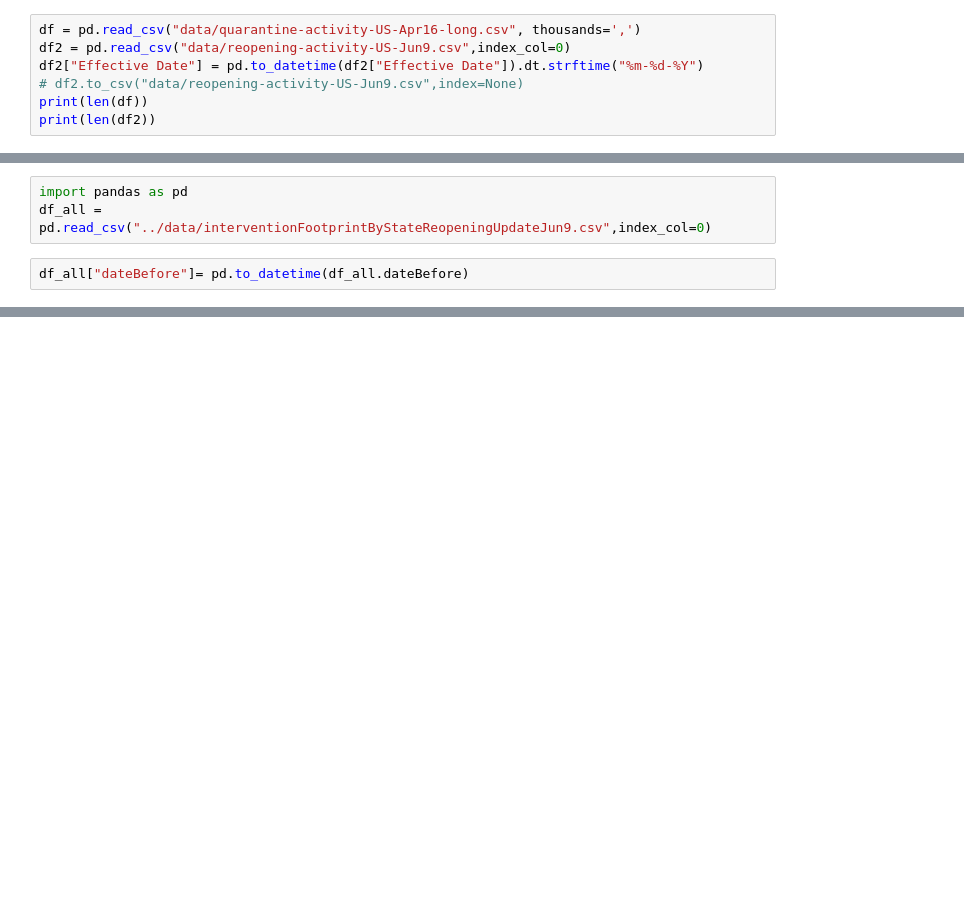
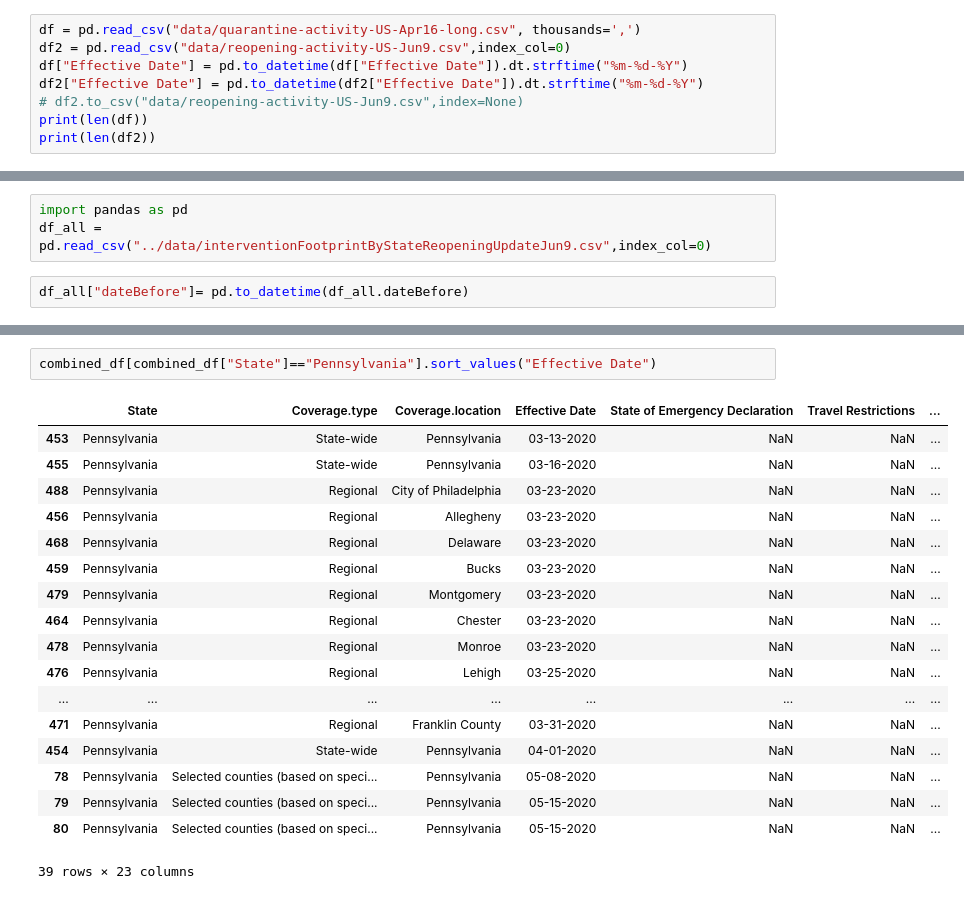
Before and after one commit to covidvis/covid19-vis, a Jupyter notebook: notebooks/Ingest Reopening Data.ipynb, the cells around one changed output, grey strips where cells are left out. Saved outputs shown, nothing was run; the diff lists cells and outputs as text; blank space fills up the shorter version.

```diff
--- a/notebooks/Ingest Reopening Data.ipynb
+++ b/notebooks/Ingest Reopening Data.ipynb
@@ -11,6 +11,7 @@ from chartlib.covid_chart import CovidChart
 # %%
 df = pd.read_csv("data/quarantine-activity-US-Apr16-long.csv", thousands=',')
 df2 = pd.read_csv("data/reopening-activity-US-Jun9.csv",index_col=0)
+df["Effective Date"] = pd.to_datetime(df["Effective Date"]).dt.strftime("%m-%d-%Y")
 df2["Effective Date"] = pd.to_datetime(df2["Effective Date"]).dt.strftime("%m-%d-%Y")
 # df2.to_csv("data/reopening-activity-US-Jun9.csv",index=None)
 print(len(df))
@@ -444,3 +509,24 @@ chart = alt.Chart(df_all).mark_line().encode(
 chart.properties(width=150,height=100,title="Step-Function Curve").interactive()
 # %% [output]
 [interactive output not drawn]
+# %%
+combined_df[combined_df["State"]=="Pennsylvania"].sort_values("Effective Date")
+# %% [output]
+|  | State | Coverage.type | Coverage.location | Effective Date | State of Emergency Declaration | Travel Restrictions | ... |
+| 453 | Pennsylvania | State-wide | Pennsylvania | 03-13-2020 | NaN | NaN | ... |
+| 455 | Pennsylvania | State-wide | Pennsylvania | 03-16-2020 | NaN | NaN | ... |
+| 488 | Pennsylvania | Regional | City of Philadelphia | 03-23-2020 | NaN | NaN | ... |
+| 456 | Pennsylvania | Regional | Allegheny | 03-23-2020 | NaN | NaN | ... |
+| 468 | Pennsylvania | Regional | Delaware | 03-23-2020 | NaN | NaN | ... |
+| 459 | Pennsylvania | Regional | Bucks | 03-23-2020 | NaN | NaN | ... |
+| 479 | Pennsylvania | Regional | Montgomery | 03-23-2020 | NaN | NaN | ... |
+| 464 | Pennsylvania | Regional | Chester | 03-23-2020 | NaN | NaN | ... |
+| 478 | Pennsylvania | Regional | Monroe | 03-23-2020 | NaN | NaN | ... |
+| 476 | Pennsylvania | Regional | Lehigh | 03-25-2020 | NaN | NaN | ... |
+| ... | ... | ... | ... | ... | ... | ... | ... |
+| 471 | Pennsylvania | Regional | Franklin County | 03-31-2020 | NaN | NaN | ... |
+| 454 | Pennsylvania | State-wide | Pennsylvania | 04-01-2020 | NaN | NaN | ... |
+| 78 | Pennsylvania | Selected counties (based on speci... | Pennsylvania | 05-08-2020 | NaN | NaN | ... |
+| 79 | Pennsylvania | Selected counties (based on speci... | Pennsylvania | 05-15-2020 | NaN | NaN | ... |
+| 80 | Pennsylvania | Selected counties (based on speci... | Pennsylvania | 05-15-2020 | NaN | NaN | ... |
+39 rows × 23 columns
```
Also changed, not shown: parts of 5 cells of this notebook, 2 other files.
